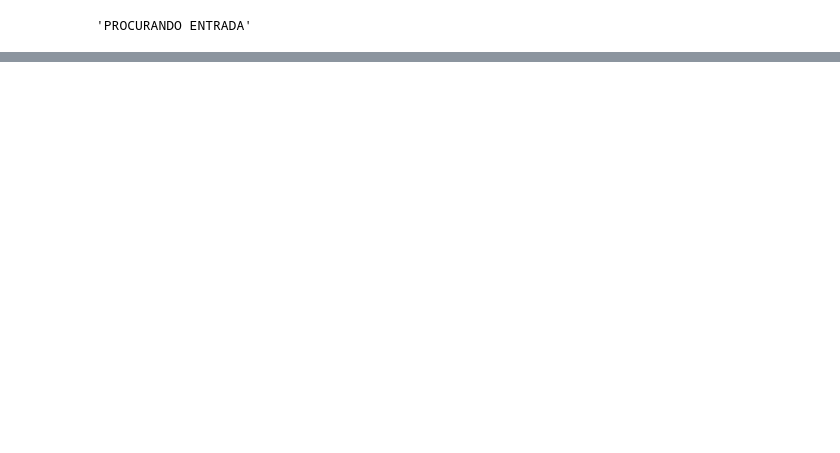
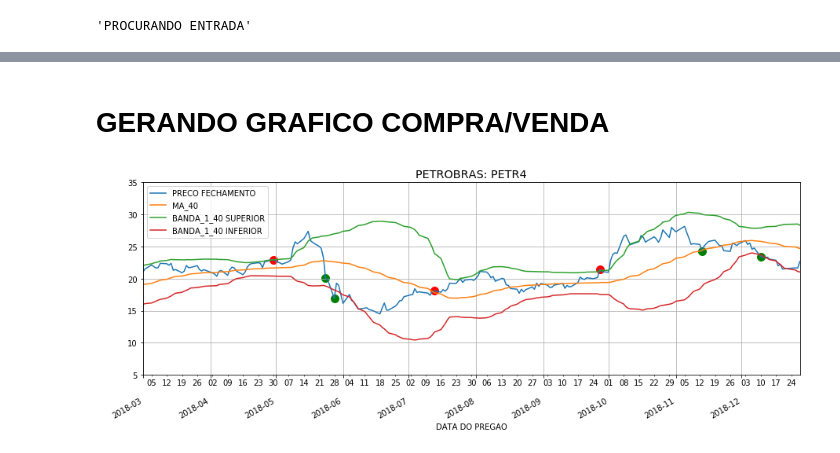
Before and after one commit to RodrigoCalderano/DOM-BOT, a Jupyter notebook: Jupyter/PandasHandler.ipynb, the cells around one changed output, grey strips where cells are left out. Cells and saved outputs as stored; diff of their text form; code cells hidden in the pictures; blank space fills up the shorter version.

```diff
--- a/Jupyter/PandasHandler.ipynb
+++ b/Jupyter/PandasHandler.ipynb
@@ -151,0 +160,8 @@ df
+# %%
+df = pd.read_csv('BACK_TEST/BollingerBand')
+df = df.dropna()
+df['DATA DO PREGAO'] = df['DATA DO PREGAO'].apply(lambda name: int(name) )
+save_dir = 'BACK_TEST/BollingerBand'
+df.to_csv(save_dir,index=False)
+df = pd.read_csv('BACK_TEST/BollingerBand', parse_dates=['DATA DO PREGAO'])
+df
@@ -151,0 +177,34 @@ df
+# %% [markdown]
+# GERANDO GRAFICO COMPRA/VENDA
+# %%
+stock = pd.read_csv('HISTORICO_2018/PETR4_2018', index_col = 'DATA DO PREGAO', parse_dates=True)
+params = {'legend.fontsize': 'medium',
+          'figure.figsize': (15, 5),
+         'axes.labelsize': 'medium',
+         'axes.titlesize':'x-large',
+         'xtick.labelsize':'medium',
+         'ytick.labelsize':'medium'}
+plt.rcParams.update(params)
+
+stock_plt = stock[['PRECO FECHAMENTO','MA_40','BANDA_1_40 SUPERIOR','BANDA_1_40 INFERIOR']].plot
+title_stg = stock['NOME RESUMIDO DA EMPRESA EMISSORA'].iloc[0] + ": " + stock['CODIGO DE NEGOGIACAO DO PAPEL'].iloc[0]
+stock_plt = stock_plt.line(title = title_stg)
+
+stock_plt.set_ylim([5, 35])
+stock_plt.set_xlim(['2018-03-01', '2018-12-28'])
+
+stock_plt.grid()
+stock_plt.xaxis.set_major_locator(dates.MonthLocator())
+stock_plt.xaxis.set_major_formatter(dates.DateFormatter('\n\n%Y-%m'))
+stock_plt.xaxis.set_minor_locator(dates.WeekdayLocator(byweekday=0))
+stock_plt.xaxis.set_minor_formatter(dates.DateFormatter('%d'))
+
+
+for each_order in range(len(df)):
+    if df['OPERACAO'].iloc[each_order] == 'SELL':
+        cor = 'red'
+    else:
+        cor = 'green'
+    stock_plt.scatter(df['DATA DO PREGAO'].iloc[each_order], df['PRECO'].iloc[each_order], s=100, c=cor)
+# %% [output]
+[figure, added]
```
Also changed, not shown: parts of 13 cells of this notebook, 6 other files.
